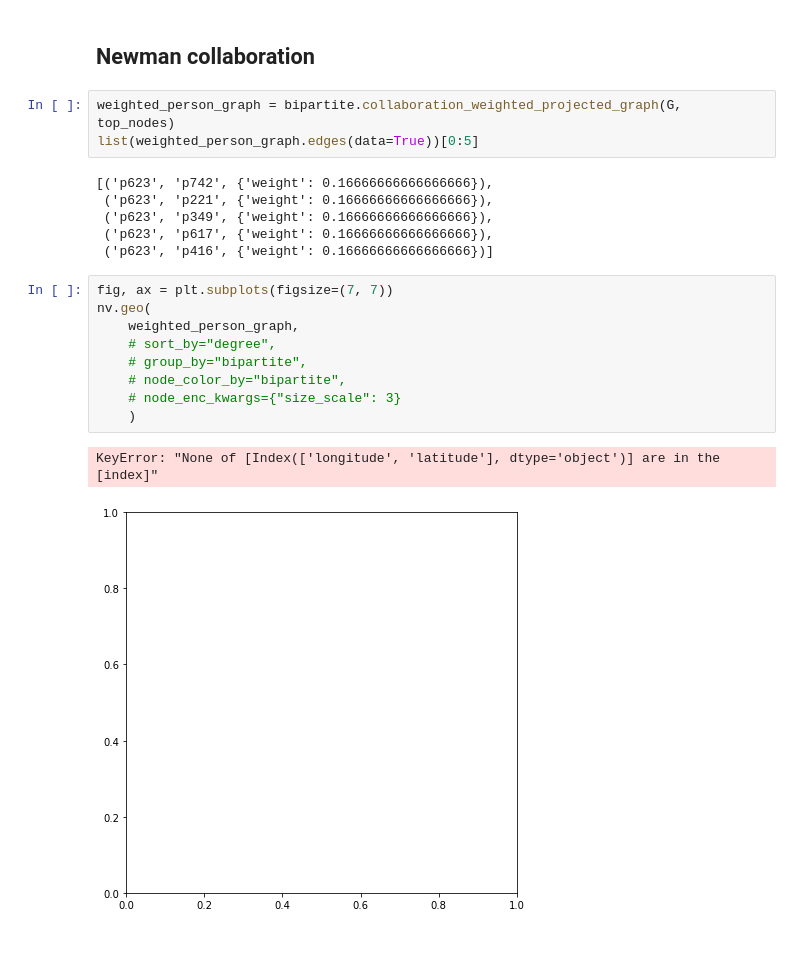
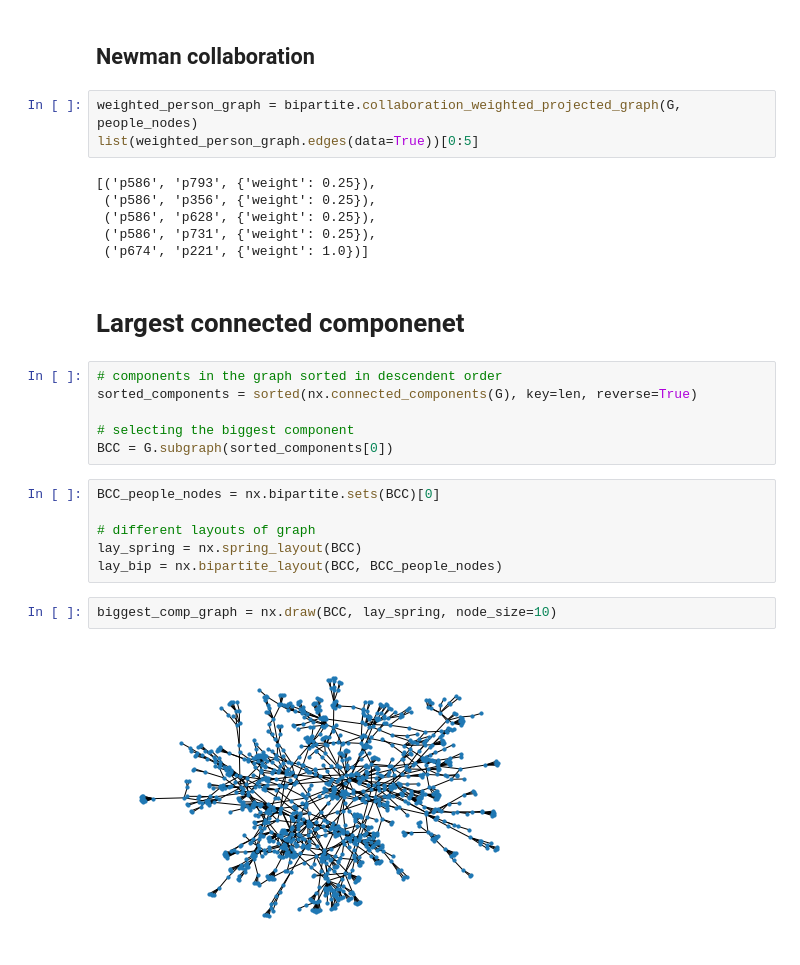
Before and after one commit to dmdequin/CrimeNetworkAnalysis, a Jupyter notebook: Notebooks/sabrina.ipynb, the cells around one changed output. Saved outputs shown, nothing was run; the diff lists cells and outputs as text.

```diff
--- a/Notebooks/sabrina.ipynb
+++ b/Notebooks/sabrina.ipynb
@@ -355,23 +365,29 @@ list(weighted_crime_graph.edges(data=True))[0:5]
 # %% [markdown]
 ## Newman collaboration
 # %%
-weighted_person_graph = bipartite.collaboration_weighted_projected_graph(G, top_nodes)
+weighted_person_graph = bipartite.collaboration_weighted_projected_graph(G, people_nodes)
 list(weighted_person_graph.edges(data=True))[0:5]
 # %% [output]
-[('p623', 'p742', {'weight': 0.16666666666666666}),
- ('p623', 'p221', {'weight': 0.16666666666666666}),
- ('p623', 'p349', {'weight': 0.16666666666666666}),
- ('p623', 'p617', {'weight': 0.16666666666666666}),
- ('p623', 'p416', {'weight': 0.16666666666666666})]
+[('p586', 'p793', {'weight': 0.25}),
+ ('p586', 'p356', {'weight': 0.25}),
+ ('p586', 'p628', {'weight': 0.25}),
+ ('p586', 'p731', {'weight': 0.25}),
+ ('p674', 'p221', {'weight': 1.0})]
-# %%
-fig, ax = plt.subplots(figsize=(7, 7))
-nv.geo(
-    weighted_person_graph,
-    # sort_by="degree",
-    # group_by="bipartite",
-    # node_color_by="bipartite",
-    # node_enc_kwargs={"size_scale": 3}
-    )
-# %% [output]
-KeyError: "None of [Index(['longitude', 'latitude'], dtype='object')] are in the [index]"
-[figure, removed]
+# %% [markdown]
+# Largest connected componenet
+# %%
+# components in the graph sorted in descendent order
+sorted_components = sorted(nx.connected_components(G), key=len, reverse=True)
+
+# selecting the biggest component
+BCC = G.subgraph(sorted_components[0])
+# %%
+BCC_people_nodes = nx.bipartite.sets(BCC)[0]
+
+# different layouts of graph
+lay_spring = nx.spring_layout(BCC)
+lay_bip = nx.bipartite_layout(BCC, BCC_people_nodes)
+# %%
+biggest_comp_graph = nx.draw(BCC, lay_spring, node_size=10)
+# %% [output]
+[figure, added]
```
Also changed, not shown: parts of 19 cells of this notebook.
